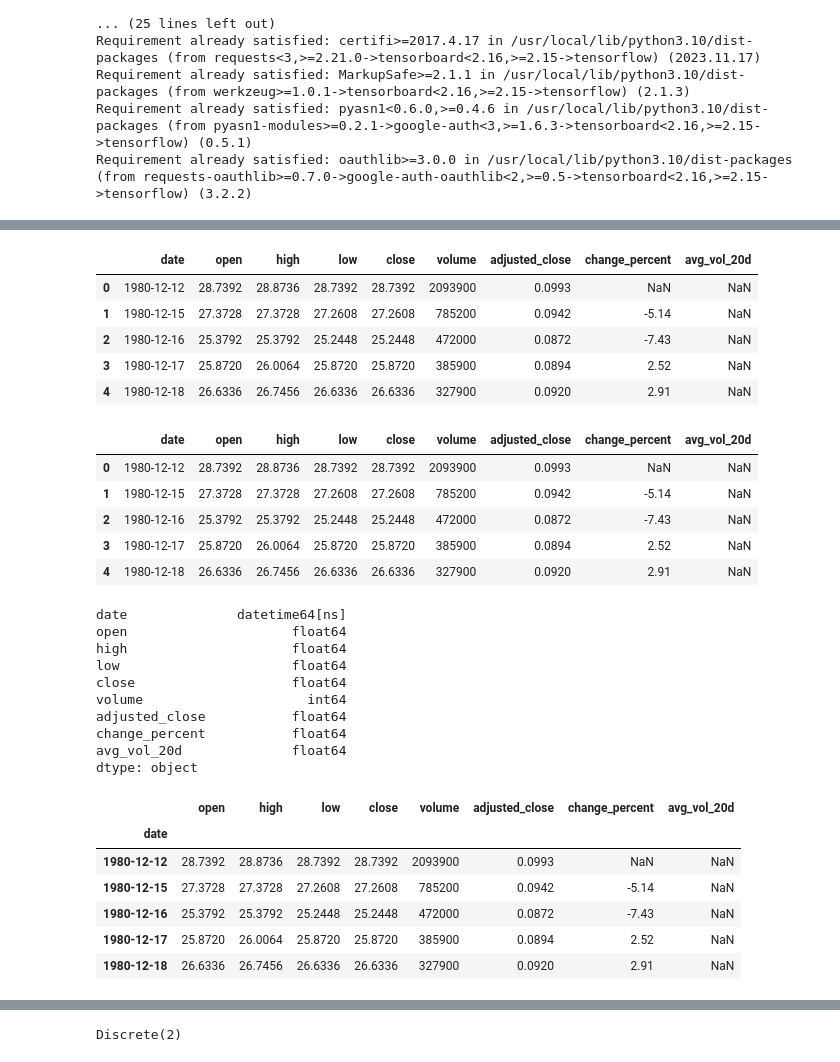
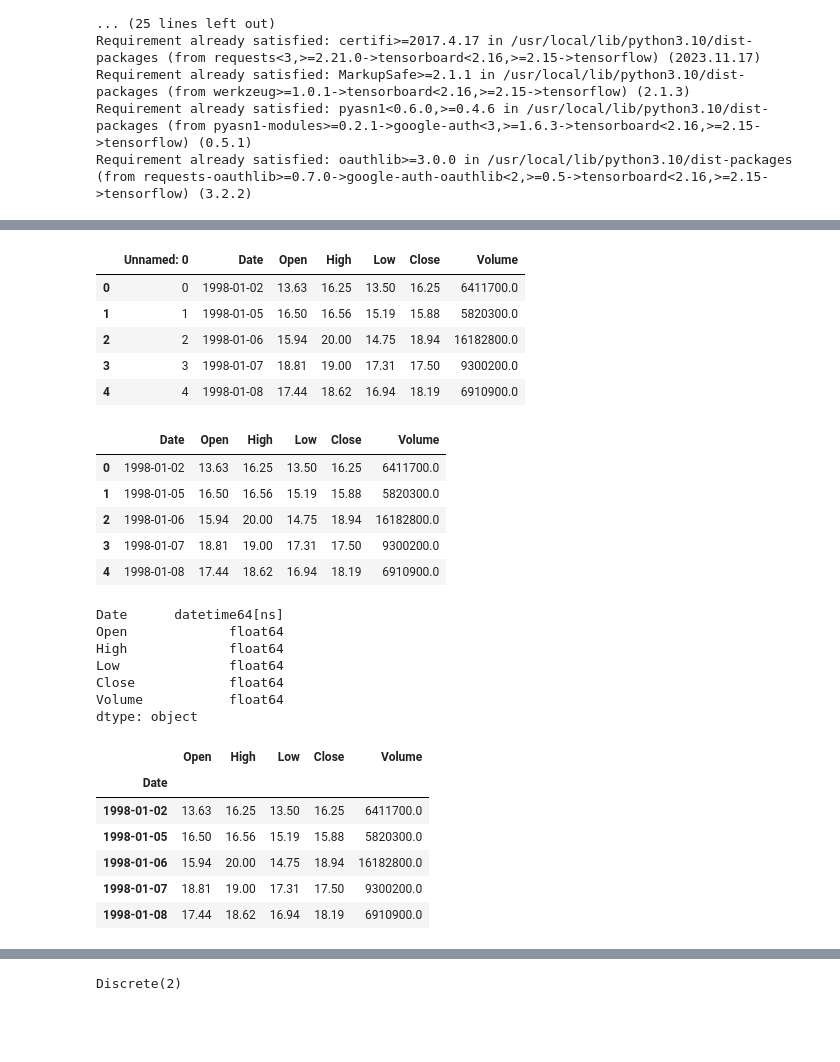
Before and after one commit to tekgulburak/Stock-Trading-Gym-Apple-Data-, a Jupyter notebook: Stock_Trading_Gym_Apple_Data.ipynb, the cells around one changed output, grey strips where cells are left out. Cells and saved outputs as stored; diff of their text form; code cells hidden in the pictures; blank space fills up the shorter version.

```diff
--- a/Stock_Trading_Gym_Apple_Data.ipynb
+++ b/Stock_Trading_Gym_Apple_Data.ipynb
@@ -95,49 +96,47 @@ import numpy as np
 import pandas as pd
 from matplotlib import pyplot as plt
 # %%
-df=pd.read_csv("/content/aapl_raw_data.csv")
+df=pd.read_csv("/content/AAPL.csv")
 # %%
 df.head()
 # %% [output]
-|  | date | open | high | low | close | volume | adjusted_close | change_percent | avg_vol_20d |
-| 0 | 1980-12-12 | 28.7392 | 28.8736 | 28.7392 | 28.7392 | 2093900 | 0.0993 | NaN | NaN |
-| 1 | 1980-12-15 | 27.3728 | 27.3728 | 27.2608 | 27.2608 | 785200 | 0.0942 | -5.14 | NaN |
-| 2 | 1980-12-16 | 25.3792 | 25.3792 | 25.2448 | 25.2448 | 472000 | 0.0872 | -7.43 | NaN |
-| 3 | 1980-12-17 | 25.8720 | 26.0064 | 25.8720 | 25.8720 | 385900 | 0.0894 | 2.52 | NaN |
-| 4 | 1980-12-18 | 26.6336 | 26.7456 | 26.6336 | 26.6336 | 327900 | 0.0920 | 2.91 | NaN |
+|  | Unnamed: 0 | Date | Open | High | Low | Close | Volume |
+| 0 | 0 | 1998-01-02 | 13.63 | 16.25 | 13.50 | 16.25 | 6411700.0 |
+| 1 | 1 | 1998-01-05 | 16.50 | 16.56 | 15.19 | 15.88 | 5820300.0 |
+| 2 | 2 | 1998-01-06 | 15.94 | 20.00 | 14.75 | 18.94 | 16182800.0 |
+| 3 | 3 | 1998-01-07 | 18.81 | 19.00 | 17.31 | 17.50 | 9300200.0 |
+| 4 | 4 | 1998-01-08 | 17.44 | 18.62 | 16.94 | 18.19 | 6910900.0 |
-# %%
-df["date"]=pd.to_datetime(df["date"])
+# %%
+df["Date"]=pd.to_datetime(df["Date"])
+df=df.drop("Unnamed: 0",axis=1)
 # %%
 df.head()
 # %% [output]
-|  | date | open | high | low | close | volume | adjusted_close | change_percent | avg_vol_20d |
-| 0 | 1980-12-12 | 28.7392 | 28.8736 | 28.7392 | 28.7392 | 2093900 | 0.0993 | NaN | NaN |
-| 1 | 1980-12-15 | 27.3728 | 27.3728 | 27.2608 | 27.2608 | 785200 | 0.0942 | -5.14 | NaN |
-| 2 | 1980-12-16 | 25.3792 | 25.3792 | 25.2448 | 25.2448 | 472000 | 0.0872 | -7.43 | NaN |
-| 3 | 1980-12-17 | 25.8720 | 26.0064 | 25.8720 | 25.8720 | 385900 | 0.0894 | 2.52 | NaN |
-| 4 | 1980-12-18 | 26.6336 | 26.7456 | 26.6336 | 26.6336 | 327900 | 0.0920 | 2.91 | NaN |
+|  | Date | Open | High | Low | Close | Volume |
+| 0 | 1998-01-02 | 13.63 | 16.25 | 13.50 | 16.25 | 6411700.0 |
+| 1 | 1998-01-05 | 16.50 | 16.56 | 15.19 | 15.88 | 5820300.0 |
+| 2 | 1998-01-06 | 15.94 | 20.00 | 14.75 | 18.94 | 16182800.0 |
+| 3 | 1998-01-07 | 18.81 | 19.00 | 17.31 | 17.50 | 9300200.0 |
+| 4 | 1998-01-08 | 17.44 | 18.62 | 16.94 | 18.19 | 6910900.0 |
 # %%
 df.dtypes #check type of date
 # %% [output]
-date              datetime64[ns]
-open                     float64
-high                     float64
-low                      float64
-close                    float64
-volume                     int64
-adjusted_close           float64
-change_percent           float64
-avg_vol_20d              float64
+Date      datetime64[ns]
+Open             float64
+High             float64
+Low              float64
+Close            float64
+Volume           float64
 dtype: object
 # %%
-df.set_index("date",inplace=True)
+df.set_index("Date",inplace=True)
 df.head()
 # %% [output]
-|  | open | high | low | close | volume | adjusted_close | change_percent | avg_vol_20d |
-| date |  |  |  |  |  |  |  |  |
-| 1980-12-12 | 28.7392 | 28.8736 | 28.7392 | 28.7392 | 2093900 | 0.0993 | NaN | NaN |
-| 1980-12-15 | 27.3728 | 27.3728 | 27.2608 | 27.2608 | 785200 | 0.0942 | -5.14 | NaN |
-| 1980-12-16 | 25.3792 | 25.3792 | 25.2448 | 25.2448 | 472000 | 0.0872 | -7.43 | NaN |
-| 1980-12-17 | 25.8720 | 26.0064 | 25.8720 | 25.8720 | 385900 | 0.0894 | 2.52 | NaN |
-| 1980-12-18 | 26.6336 | 26.7456 | 26.6336 | 26.6336 | 327900 | 0.0920 | 2.91 | NaN |
+|  | Open | High | Low | Close | Volume |
+| Date |  |  |  |  |  |
+| 1998-01-02 | 13.63 | 16.25 | 13.50 | 16.25 | 6411700.0 |
+| 1998-01-05 | 16.50 | 16.56 | 15.19 | 15.88 | 5820300.0 |
+| 1998-01-06 | 15.94 | 20.00 | 14.75 | 18.94 | 16182800.0 |
+| 1998-01-07 | 18.81 | 19.00 | 17.31 | 17.50 | 9300200.0 |
+| 1998-01-08 | 17.44 | 18.62 | 16.94 | 18.19 | 6910900.0 |
 # %%
```
Also changed, not shown: parts of 18 cells of this notebook.
